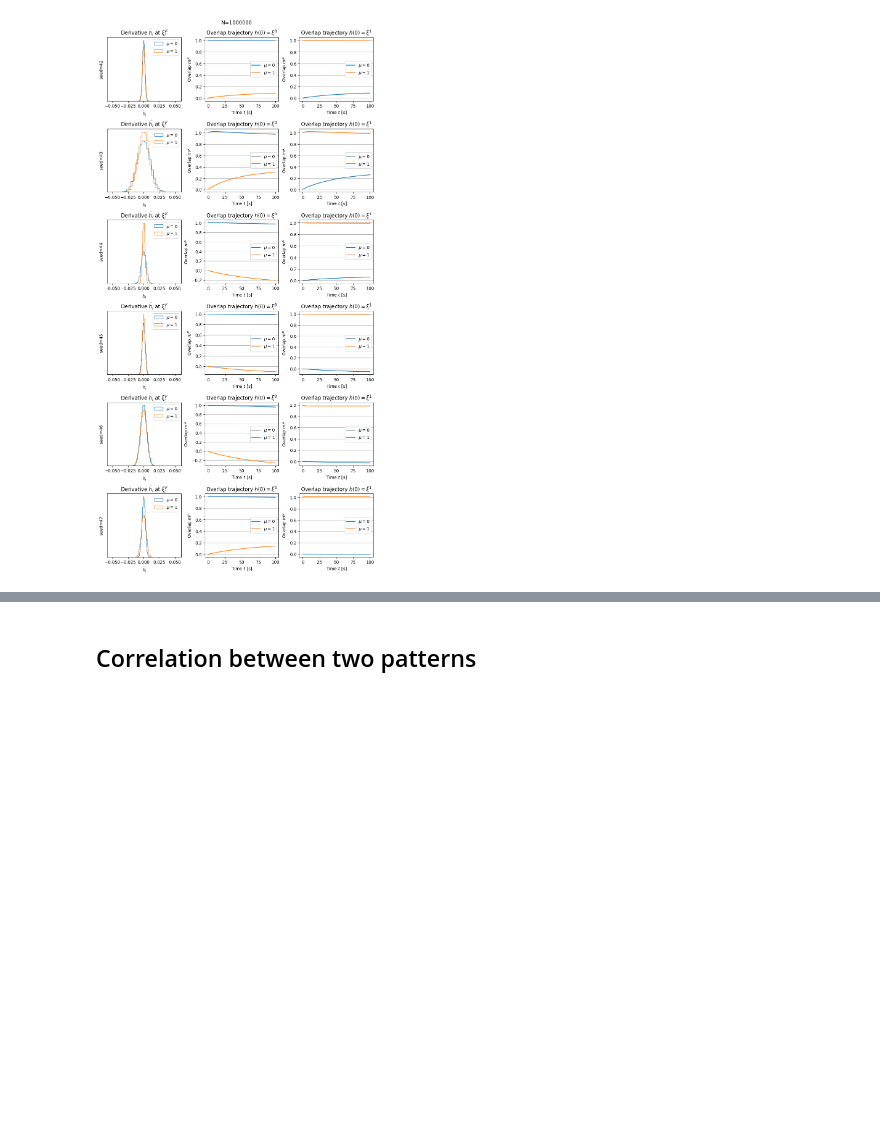
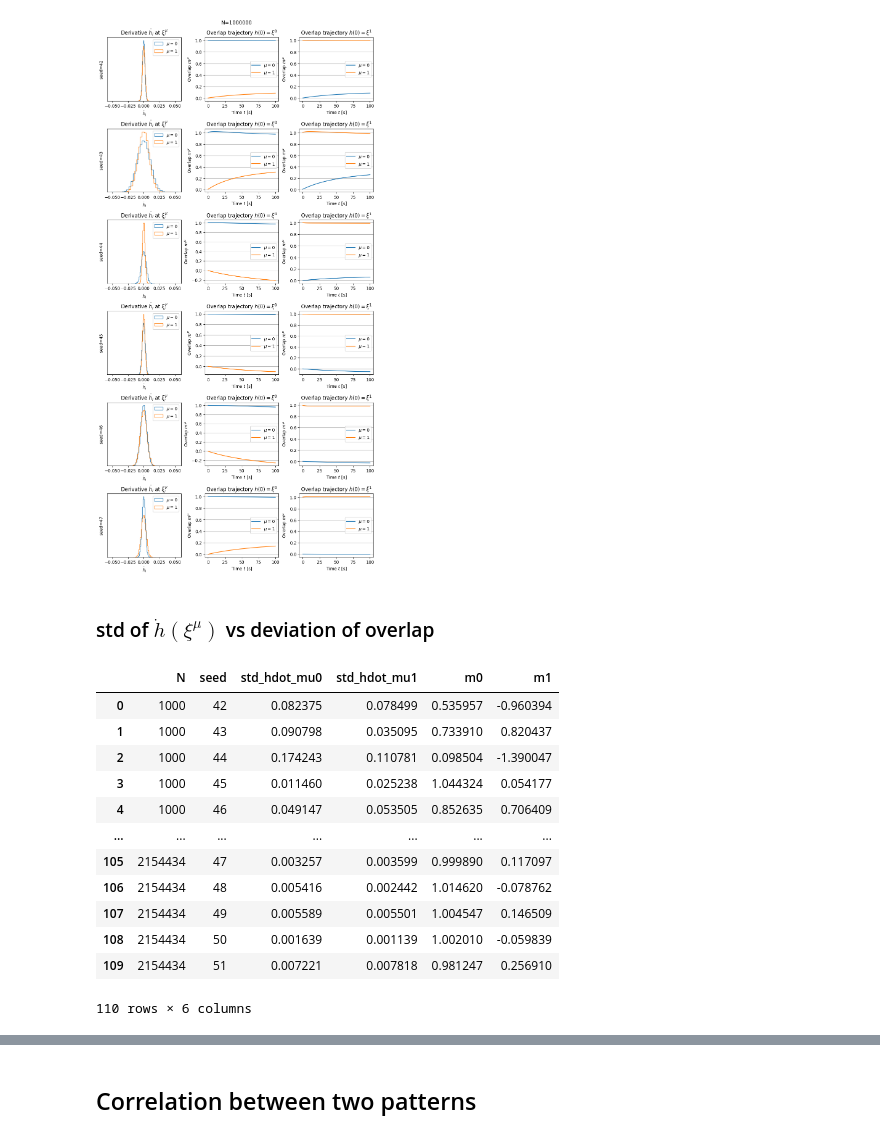
Before and after one commit to ninivert/lcnthesis, a Jupyter notebook: notebooks/finite_N_effects.ipynb, the cells around one changed output, grey strips where cells are left out. Drawn from its saved outputs; the diff is of its cells as text; code cells hidden in the pictures; blank space fills up the shorter version.

```diff
--- a/notebooks/finite_N_effects.ipynb
+++ b/notebooks/finite_N_effects.ipynb
@@ -126,3 +131,5 @@ for N in [1000, 10_000, 50_000, 100_000, 500_000, 1_000_000]:
 [LowRankRNN{N=1000000, p=2, phi=sigmoid, I_ext=zero}] loading cached simulation 9feccd2c5f...
 [LowRankRNN{N=1000000, p=2, phi=sigmoid, I_ext=zero}] loading cached simulation ab83cb7906...
 [figure]
+# %% [markdown]
+### std of $\dot h(\xi^\mu)$ vs deviation of overlap
@@ -128,0 +153,17 @@ for N in [1000, 10_000, 50_000, 100_000, 500_000, 1_000_000]:
+# %%
+df = pd.DataFrame(data)
+df
+# %% [output]
+|  | N | seed | std_hdot_mu0 | std_hdot_mu1 | m0 | m1 |
+| 0 | 1000 | 42 | 0.082375 | 0.078499 | 0.535957 | -0.960394 |
+| 1 | 1000 | 43 | 0.090798 | 0.035095 | 0.733910 | 0.820437 |
+| 2 | 1000 | 44 | 0.174243 | 0.110781 | 0.098504 | -1.390047 |
+| 3 | 1000 | 45 | 0.011460 | 0.025238 | 1.044324 | 0.054177 |
+| 4 | 1000 | 46 | 0.049147 | 0.053505 | 0.852635 | 0.706409 |
+| ... | ... | ... | ... | ... | ... | ... |
+| 105 | 2154434 | 47 | 0.003257 | 0.003599 | 0.999890 | 0.117097 |
+| 106 | 2154434 | 48 | 0.005416 | 0.002442 | 1.014620 | -0.078762 |
+| 107 | 2154434 | 49 | 0.005589 | 0.005501 | 1.004547 | 0.146509 |
+| 108 | 2154434 | 50 | 0.001639 | 0.001139 | 1.002010 | -0.059839 |
+| 109 | 2154434 | 51 | 0.007221 | 0.007818 | 0.981247 | 0.256910 |
+110 rows × 6 columns
```
Also changed, not shown: parts of 4 cells of this notebook.
